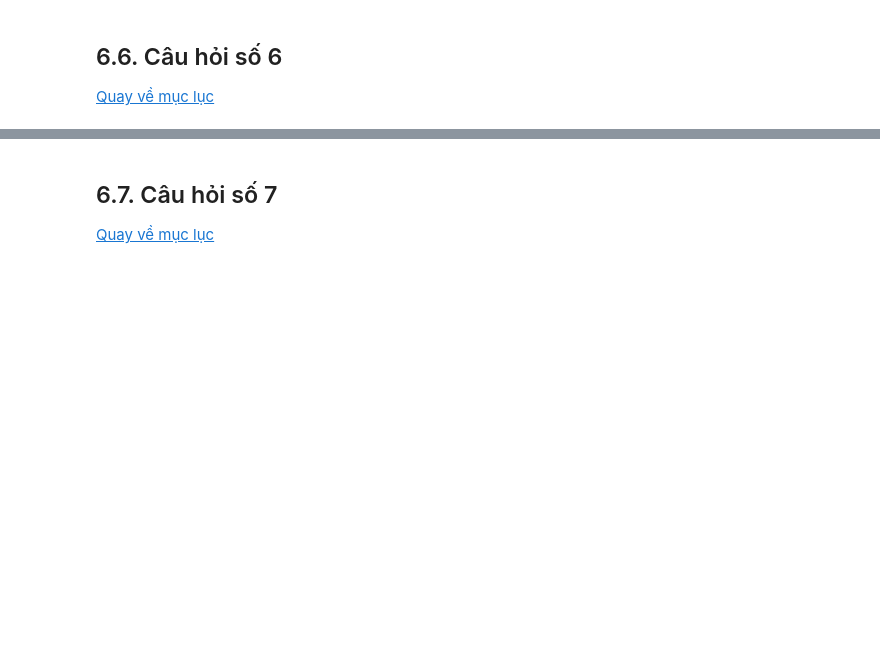
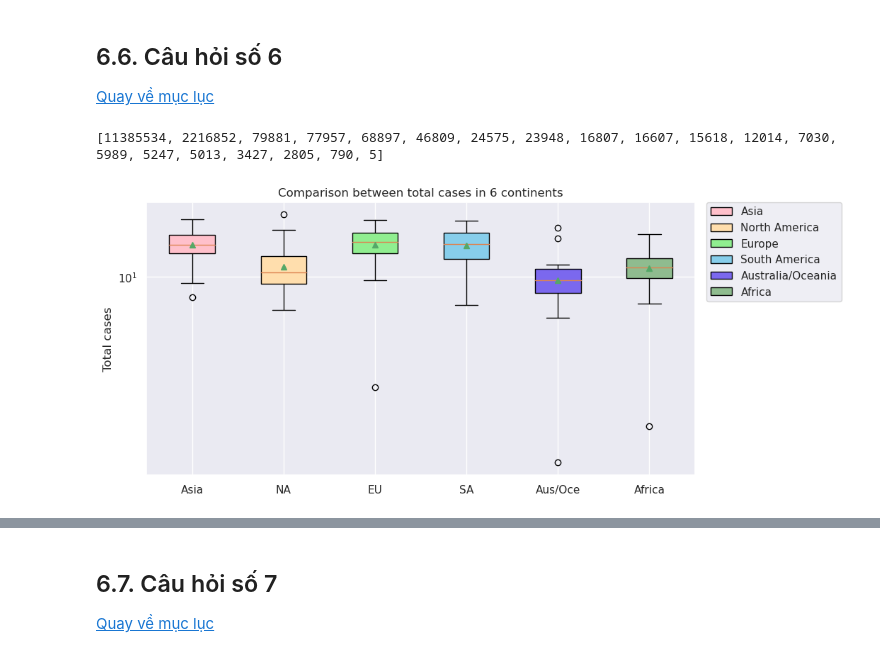
Before and after one commit to phuong1605/Data-Relationship, a Jupyter notebook: lab1.ipynb, the cells around one changed output, grey strips where cells are left out. Cells and saved outputs as stored; diff of their text form; code cells hidden in the pictures; blank space fills up the shorter version.

```diff
--- a/lab1.ipynb
+++ b/lab1.ipynb
@@ -350,3 +351,42 @@ ax[1].pie(df['percent1'].loc[:5] , labels = df['continent'].loc[:5], explode=exp
 # %% [markdown]
 ## 6.6. Câu hỏi số 6 <a name = "section6_6"></a>
 [Quay về mục lục](#TOC)
+# %%
+a = covid19_df[covid19_df['continent'] == 'Asia']['totalcases'].tolist()
+a1 = covid19_df[covid19_df['continent'] == 'North America']['totalcases'].tolist()
+a2 = covid19_df[covid19_df['continent'] == 'Europe']['totalcases'].tolist()
+a3 = covid19_df[covid19_df['continent'] == 'South America']['totalcases'].tolist()
+a4 = covid19_df[covid19_df['continent'] == 'Australia/Oceania']['totalcases'].tolist()
+a5 = covid19_df[covid19_df['continent'] == 'Africa']['totalcases'].tolist()
+data = [a,a1,a2,a3,a4,a5]
+for i in data:
+    i.pop(0)
+    i.pop(len(i)-1)
+# %% [output]
+[11385534, 2216852, 79881, 77957, 68897, 46809, 24575, 23948, 16807, 16607, 15618, 12014, 7030, 5989, 5247, 5013, 3427, 2805, 790, 5]
+# %%
+sns.set()
+log_d = [np.log(x)for x in data]
+colors = ['pink', 'navajowhite', 'lightgreen','skyblue','mediumslateblue','darkseagreen']
+fig, ax = plt.subplots(figsize=(10, 5))
+bplot = ax.boxplot(log_d, showmeans=True,vert=True, patch_artist= True)
+
+for patch, color in zip(bplot['boxes'], colors):
+    patch.set_facecolor(color)
+
+
+ax.set_yscale('log')
+ax.set_xticklabels(['Asia', 'NA', 'EU', 'SA','Aus/Oce', 'Africa'])
+ax.set_ylabel('Total cases')
+ax.set_title('Comparison between total cases in 6 continents')
+
+
+#ax.plot([x2, x3], [y2, y3], 'k-')
+#ax.set_facecolor('lightblue')
+
+ax.xaxis.grid(True)
+plt.legend([bplot["boxes"][0], bplot["boxes"][1],bplot["boxes"][2],bplot["boxes"][3],bplot["boxes"][4],bplot["boxes"][5]], ['Asia', 'North America','Europe','South America',  'Australia/Oceania','Africa'],bbox_to_anchor=(1.02, 1),loc='upper left', borderaxespad=0)
+
+plt.show()
+# %% [output]
+[figure, added]
```
Also changed, not shown: parts of 3 cells of this notebook.
